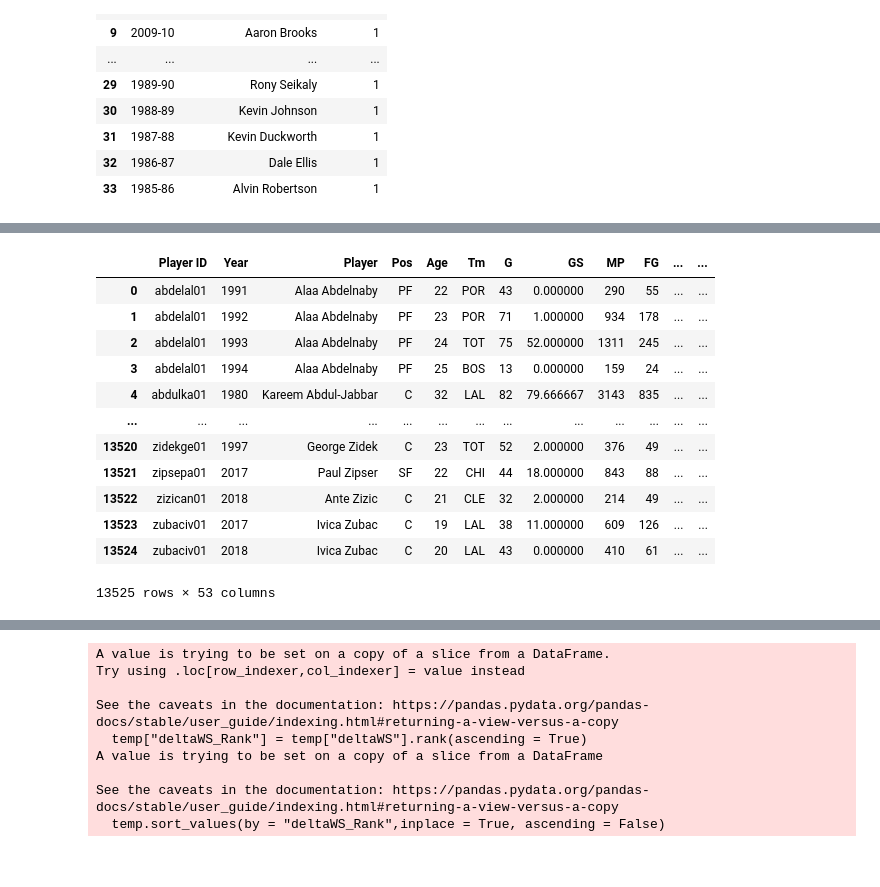
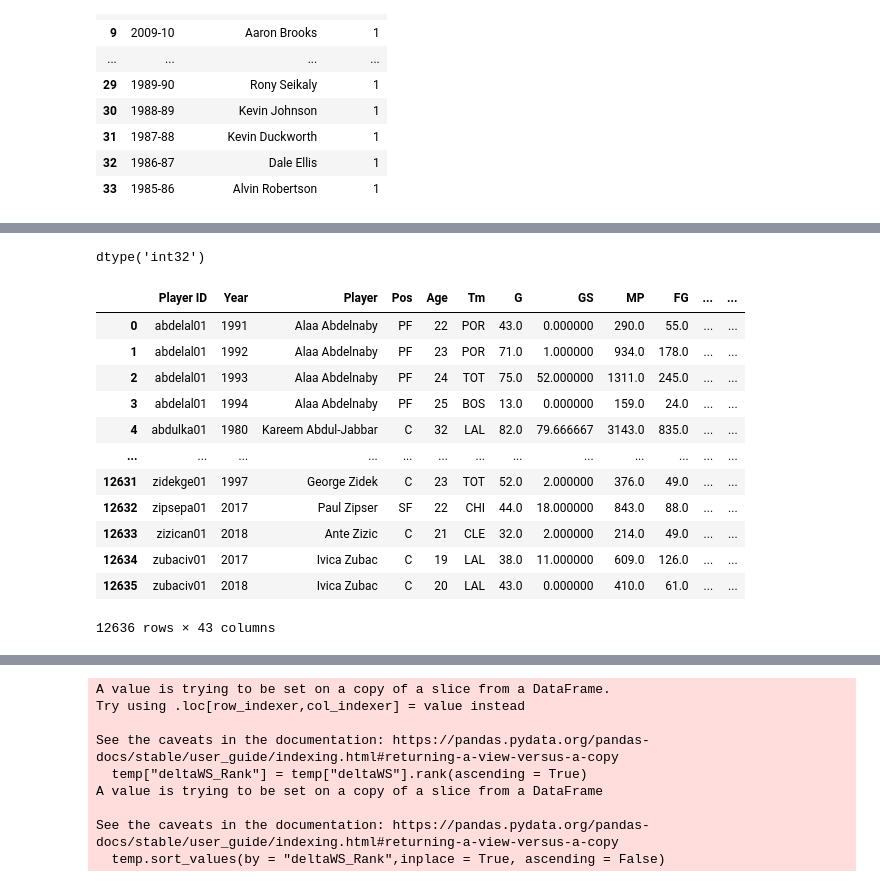
Before and after one commit to Pasindu19970808/NBAData, a Jupyter notebook: V2/NBA_DataAnalysis.ipynb, the cells around one changed output, grey strips where cells are left out. Cells and saved outputs as stored; diff of their text form; code cells hidden in the pictures.

```diff
--- a/V2/NBA_DataAnalysis.ipynb
+++ b/V2/NBA_DataAnalysis.ipynb
@@ -27,6 +104,8 @@ Complete_df.head(5)
 # %%
 #finding the year to year change in WS
-player_grouping = Complete_df.groupby(['Player ID'])
+
+Complete_df_delta = Complete_df.copy()
+player_grouping = Complete_df_delta.groupby(['Player ID'])
 
 key_list_players = list()
 
@@ -104,0 +170,5 @@ deltaWS_df_mip.shape
+# %%
+mip_data.columns = ["Year","Player","Won MIP"]
+# %%
+mip_data["Year"] = mip_data["Year"].apply(lambda x: str(x.split('-')[0]))
+mip_data
@@ -105,17 +193,22 @@ deltaWS_df_mip.shape
+# %%
+mip_data["Year"] = mip_data["Year"].astype(int)
+mip_data["Year"].dtype
+# %% [output]
+dtype('int32')
 # %%
-deltaWS_df_mip = pd.merge(deltaWS_df_mip,mip_data, how = 'left', on = ["Season", "Player"])
+deltaWS_df_mip = pd.merge(deltaWS_df_mip,mip_data, how = 'left', on = ["Year", "Player"])
 deltaWS_df_mip
 # %% [output]
 |  | Player ID | Year | Player | Pos | Age | Tm | G | GS | MP | FG | ... | ... |
-| 0 | abdelal01 | 1991 | Alaa Abdelnaby | PF | 22 | POR | 43 | 0.000000 | 290 | 55 | ... | ... |
-| 1 | abdelal01 | 1992 | Alaa Abdelnaby | PF | 23 | POR | 71 | 1.000000 | 934 | 178 | ... | ... |
-| 2 | abdelal01 | 1993 | Alaa Abdelnaby | PF | 24 | TOT | 75 | 52.000000 | 1311 | 245 | ... | ... |
-| 3 | abdelal01 | 1994 | Alaa Abdelnaby | PF | 25 | BOS | 13 | 0.000000 | 159 | 24 | ... | ... |
-| 4 | abdulka01 | 1980 | Kareem Abdul-Jabbar | C | 32 | LAL | 82 | 79.666667 | 3143 | 835 | ... | ... |
+| 0 | abdelal01 | 1991 | Alaa Abdelnaby | PF | 22 | POR | 43.0 | 0.000000 | 290.0 | 55.0 | ... | ... |
+| 1 | abdelal01 | 1992 | Alaa Abdelnaby | PF | 23 | POR | 71.0 | 1.000000 | 934.0 | 178.0 | ... | ... |
+| 2 | abdelal01 | 1993 | Alaa Abdelnaby | PF | 24 | TOT | 75.0 | 52.000000 | 1311.0 | 245.0 | ... | ... |
+| 3 | abdelal01 | 1994 | Alaa Abdelnaby | PF | 25 | BOS | 13.0 | 0.000000 | 159.0 | 24.0 | ... | ... |
+| 4 | abdulka01 | 1980 | Kareem Abdul-Jabbar | C | 32 | LAL | 82.0 | 79.666667 | 3143.0 | 835.0 | ... | ... |
 | ... | ... | ... | ... | ... | ... | ... | ... | ... | ... | ... | ... | ... |
-| 13520 | zidekge01 | 1997 | George Zidek | C | 23 | TOT | 52 | 2.000000 | 376 | 49 | ... | ... |
-| 13521 | zipsepa01 | 2017 | Paul Zipser | SF | 22 | CHI | 44 | 18.000000 | 843 | 88 | ... | ... |
-| 13522 | zizican01 | 2018 | Ante Zizic | C | 21 | CLE | 32 | 2.000000 | 214 | 49 | ... | ... |
-| 13523 | zubaciv01 | 2017 | Ivica Zubac | C | 19 | LAL | 38 | 11.000000 | 609 | 126 | ... | ... |
-| 13524 | zubaciv01 | 2018 | Ivica Zubac | C | 20 | LAL | 43 | 0.000000 | 410 | 61 | ... | ... |
+| 12631 | zidekge01 | 1997 | George Zidek | C | 23 | TOT | 52.0 | 2.000000 | 376.0 | 49.0 | ... | ... |
+| 12632 | zipsepa01 | 2017 | Paul Zipser | SF | 22 | CHI | 44.0 | 18.000000 | 843.0 | 88.0 | ... | ... |
+| 12633 | zizican01 | 2018 | Ante Zizic | C | 21 | CLE | 32.0 | 2.000000 | 214.0 | 49.0 | ... | ... |
+| 12634 | zubaciv01 | 2017 | Ivica Zubac | C | 19 | LAL | 38.0 | 11.000000 | 609.0 | 126.0 | ... | ... |
+| 12635 | zubaciv01 | 2018 | Ivica Zubac | C | 20 | LAL | 43.0 | 0.000000 | 410.0 | 61.0 | ... | ... |
-13525 rows × 53 columns
+12636 rows × 43 columns
```
Also changed, not shown: parts of 14 cells of this notebook, 2 other files.
